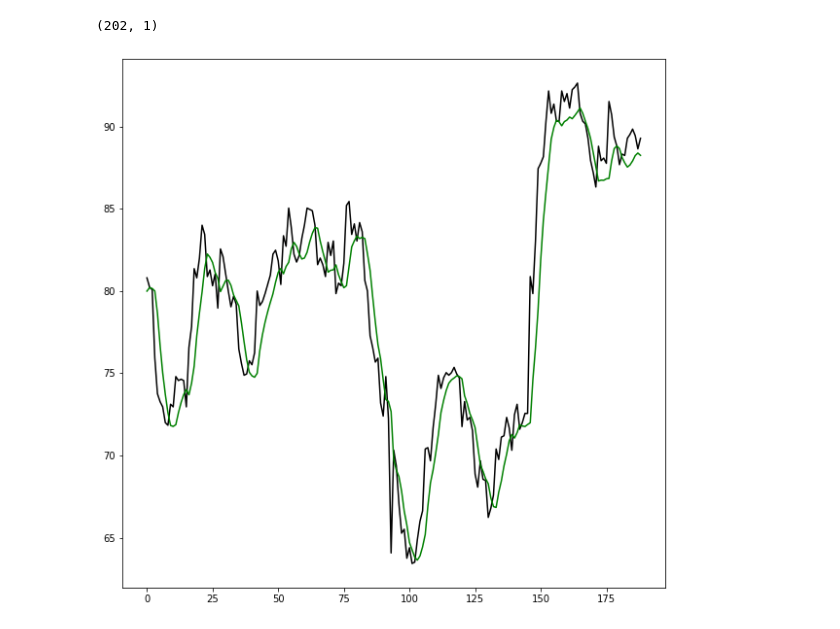
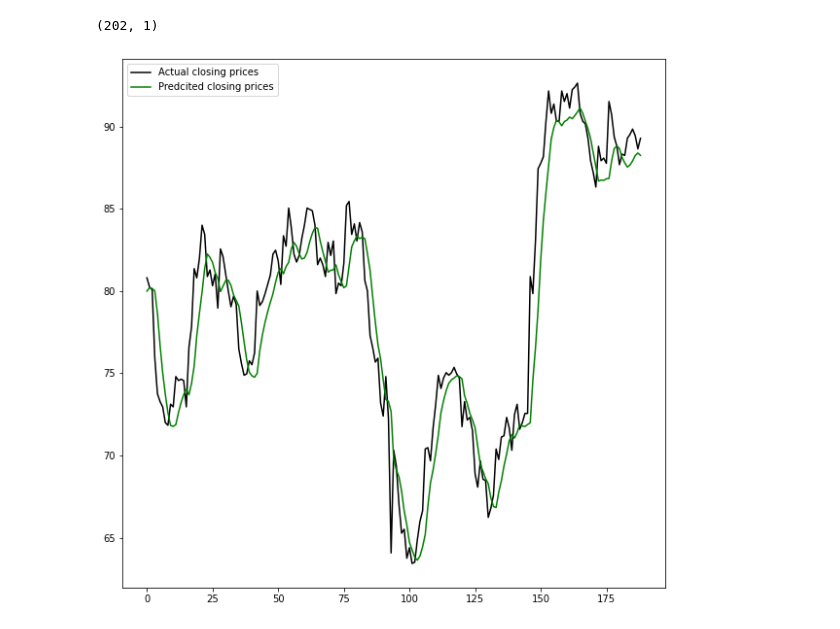
Before and after one commit to suprabhatrijal/stock_prediction, a Jupyter notebook: StockPrediction.ipynb, the cells around one changed output. Cells and saved outputs as stored; diff of their text form; code cells hidden in the pictures.

Commit message:
Added legend to the plot

```diff
--- a/StockPrediction.ipynb
+++ b/StockPrediction.ipynb
@@ -140,7 +140,8 @@ actual_closing_values =scaler.inverse_transform(actual_closing_values)
 # %%
 plt.figure(figsize=(10, 10))
 plt.plot(actual_closing_values, color="black", label="Actual closing prices")
 plt.plot(prediction_values, color="green", label="Predcited closing prices")
+plt.legend()
 plt.show()
 # %% [output]
-[figure, old version]
+[figure, new version]
```
